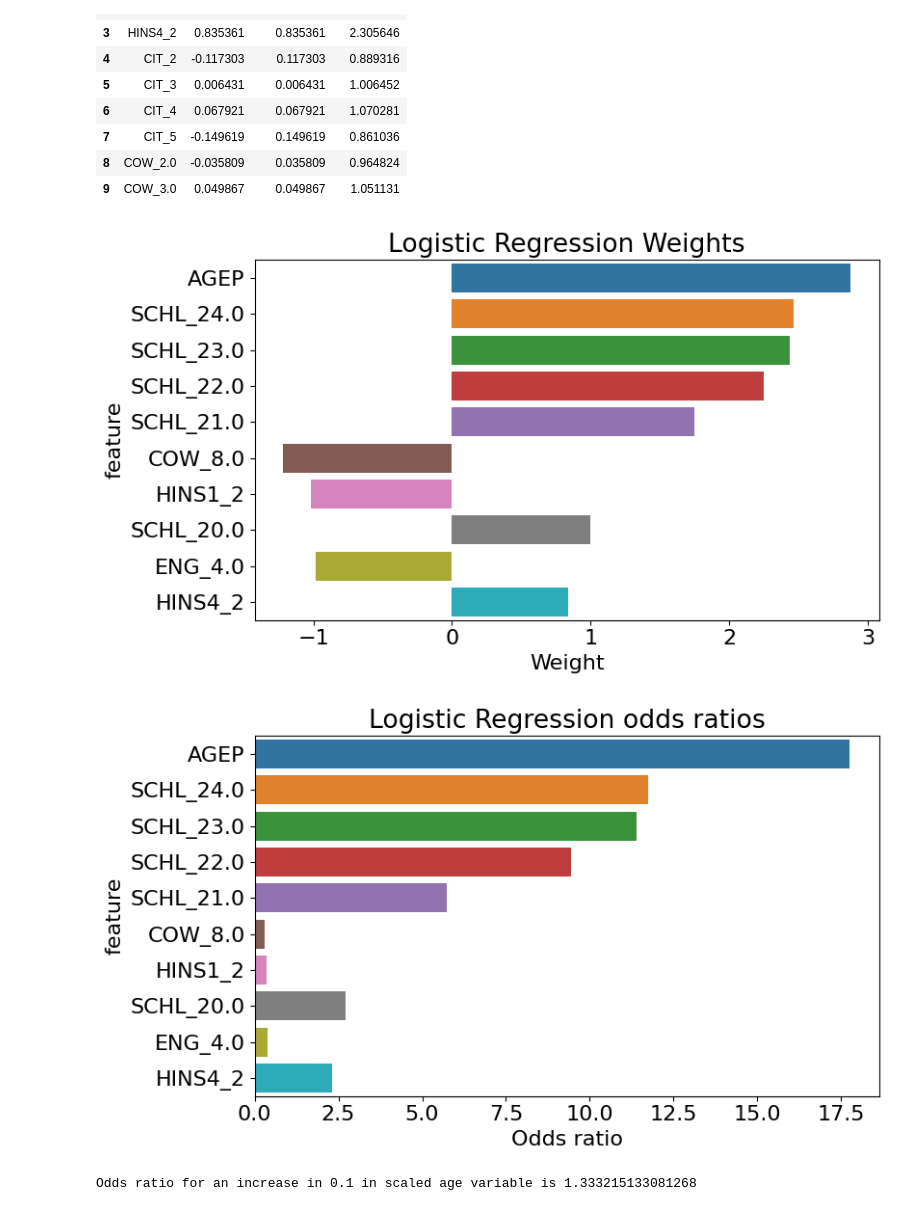
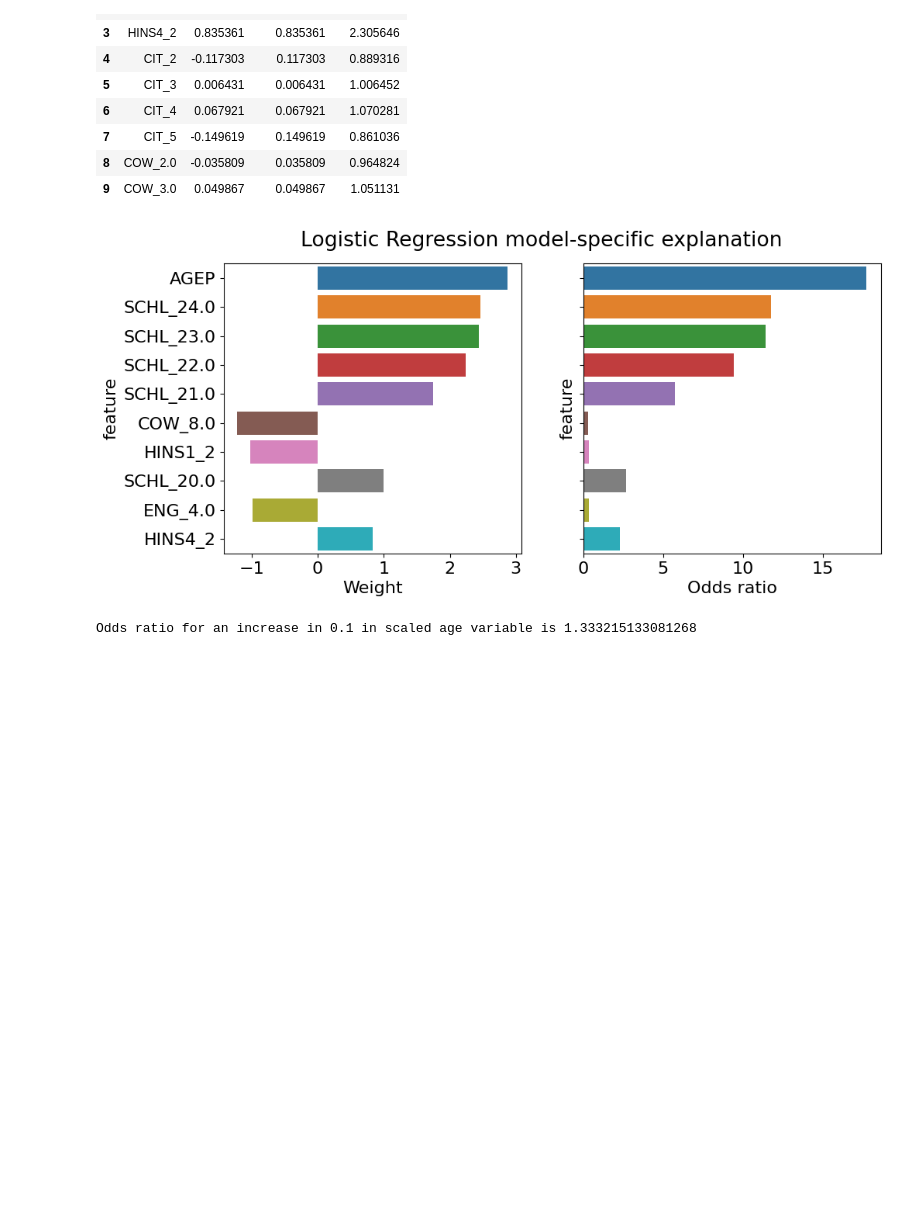
Before and after one commit to jorgedelpozolerida/-KDS_AlgorithmicFairness, a Jupyter notebook: Assignment1/assignment1.ipynb, the cells around one changed output. Saved outputs shown, nothing was run; the diff lists cells and outputs as text; code cells hidden in the pictures; blank space fills up the shorter version.

```diff
--- a/Assignment1/assignment1.ipynb
+++ b/Assignment1/assignment1.ipynb
@@ -453,29 +462,23 @@ data_lg_interpretation.head(n=10)
 # %%
 # Most important features based on absolute weight
 top_n = 10
 data_lg_absweight = data_lg_interpretation.sort_values(by = "Weight_abs", ascending=False)
 
 plt.rcParams.update({'font.size': 16})
 plt.rcParams['lines.linewidth'] = 1.2
 
 # Inspect feature weights
-fig, ax = plt.subplots(figsize=(8,5), sharey=True)
+fig, axes = plt.subplots(1,2, figsize=(10,5), sharey=True)
 fig.tight_layout(pad=2)
 
-sns.barplot(ax=ax, x="Weight", y="feature",  data=data_lg_absweight[:top_n])
-ax.set_title('Logistic Regression Weights')
-fig.savefig(os.path.join(os.getcwd(), "plots", "task2", "Top10features_Weights.png"), dpi=200, bbox_inches='tight' )
+fig.suptitle("Logistic Regression model-specific explanation")
 
+sns.barplot(ax=axes[0], x="Weight", y="feature",  data=data_lg_absweight[:top_n])
+sns.barplot(ax=axes[1], x="Odds ratio", y="feature",  data=data_lg_absweight[:top_n])
 
-fig, ax = plt.subplots(figsize=(8,5), sharey=True)
-fig.tight_layout(pad=2)
-
-sns.barplot(ax=ax, x="Odds ratio", y="feature",  data=data_lg_absweight[:top_n])
-ax.set_title('Logistic Regression odds ratios')
-fig.savefig(os.path.join(os.getcwd(), "plots", "task2", "Top10features_OddsRatio.png"), dpi=200, bbox_inches='tight' )
+fig.savefig(os.path.join(os.getcwd(), "plots", "task2", "LogisticRegression_explanation.png"), dpi=200, bbox_inches='tight' )
 # %% [output]
-[figure, old version]
+[figure, new version]
-[figure, removed]
 # %%
 # Analisis of age, get 0.1 increase
 age_coeff = data_lg_interpretation.query('feature == "AGEP"')['Weight'][0]
```
Also changed, not shown: parts of 3 cells of this notebook.
